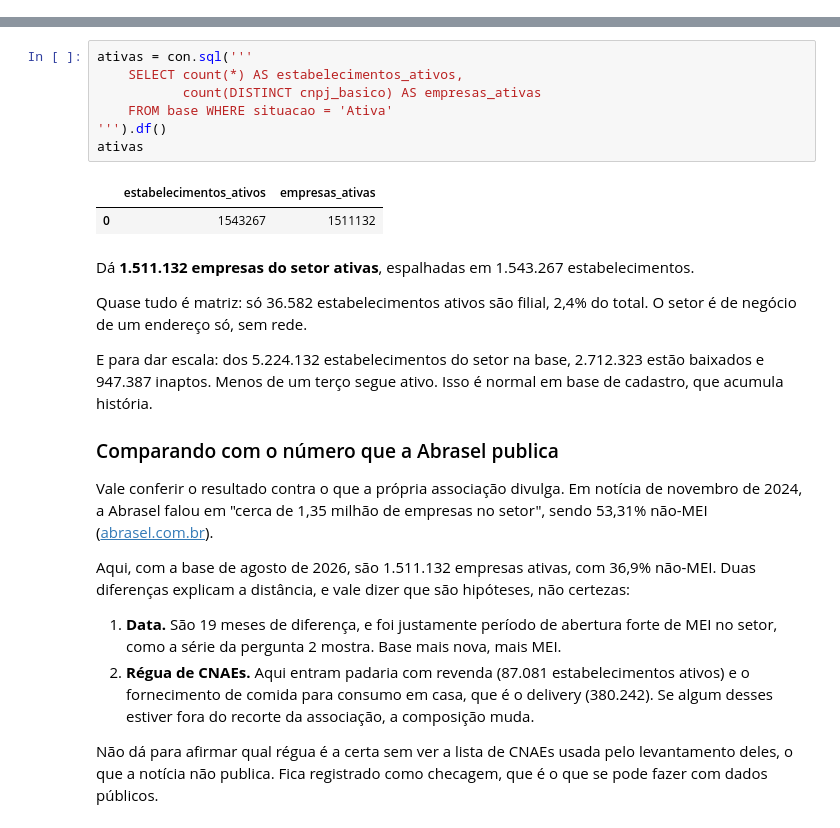
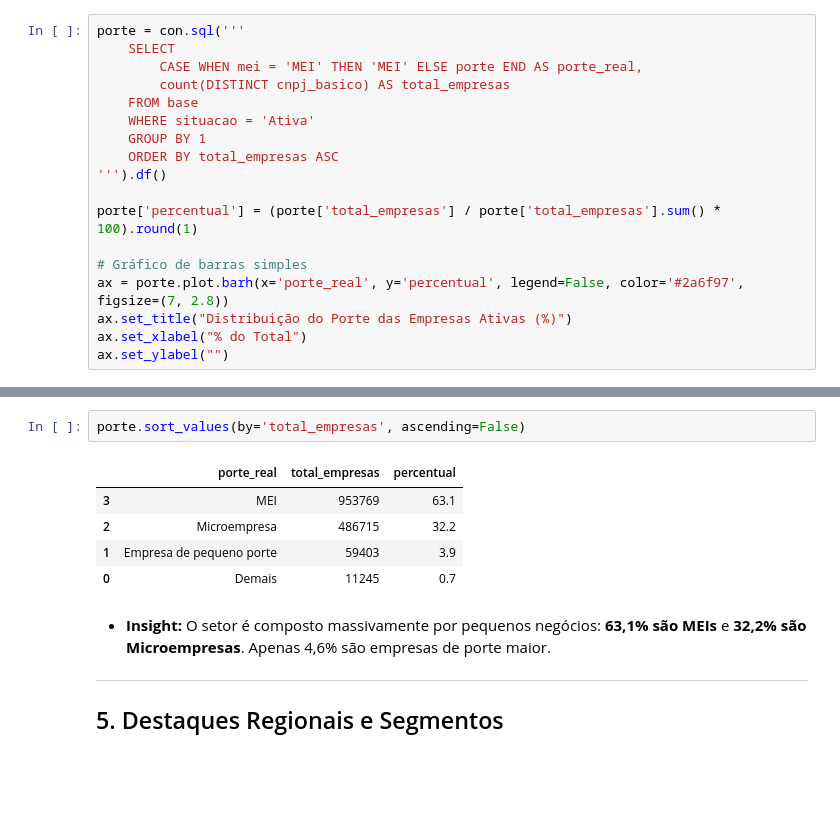
Before and after one commit to christiano-gonara/teste-abrasel-dados, a Jupyter notebook: notebooks/analise_abrasel.ipynb, the cells around one changed output, grey strips where cells are left out. Saved outputs shown, nothing was run; the diff lists cells and outputs as text; blank space fills up the shorter version.

```diff
--- a/notebooks/analise_abrasel.ipynb
+++ b/notebooks/analise_abrasel.ipynb
@@ -184,0 +126,18 @@ conta é de empresas distintas (o CNPJ básico), não de linhas.
+# %%
+porte = con.sql('''
+    SELECT
+        CASE WHEN mei = 'MEI' THEN 'MEI' ELSE porte END AS porte_real,
+        count(DISTINCT cnpj_basico) AS total_empresas
+    FROM base
+    WHERE situacao = 'Ativa'
+    GROUP BY 1
+    ORDER BY total_empresas ASC
+''').df()
+
+porte['percentual'] = (porte['total_empresas'] / porte['total_empresas'].sum() * 100).round(1)
+
+# Gráfico de barras simples
+ax = porte.plot.barh(x='porte_real', y='percentual', legend=False, color='#2a6f97', figsize=(7, 2.8))
+ax.set_title("Distribuição do Porte das Empresas Ativas (%)")
+ax.set_xlabel("% do Total")
+ax.set_ylabel("")
@@ -185,39 +147,14 @@ conta é de empresas distintas (o CNPJ básico), não de linhas.
 # %%
-ativas = con.sql('''
-    SELECT count(*) AS estabelecimentos_ativos,
-           count(DISTINCT cnpj_basico) AS empresas_ativas
-    FROM base WHERE situacao = 'Ativa'
-''').df()
-ativas
+porte.sort_values(by='total_empresas', ascending=False)
 # %% [output]
-|  | estabelecimentos_ativos | empresas_ativas |
-| 0 | 1543267 | 1511132 |
+|  | porte_real | total_empresas | percentual |
+| 3 | MEI | 953769 | 63.1 |
+| 2 | Microempresa | 486715 | 32.2 |
+| 1 | Empresa de pequeno porte | 59403 | 3.9 |
+| 0 | Demais | 11245 | 0.7 |
 # %% [markdown]
-Dá **1.511.132 empresas do setor ativas**, espalhadas em 1.543.267 estabelecimentos.
+* **Insight:** O setor é composto massivamente por pequenos negócios: **63,1% são MEIs** e **32,2% são Microempresas**. Apenas 4,6% são empresas de porte maior.
 
-Quase tudo é matriz: só 36.582 estabelecimentos ativos são filial, 2,4% do total. O setor é de
-negócio de um endereço só, sem rede.
-
-E para dar escala: dos 5.224.132 estabelecimentos do setor na base, 2.712.323 estão baixados e
-947.387 inaptos. Menos de um terço segue ativo. Isso é normal em base de cadastro, que acumula
-história.
-
-### Comparando com o número que a Abrasel publica
-
-Vale conferir o resultado contra o que a própria associação divulga. Em notícia de novembro de
-2024, a Abrasel falou em "cerca de 1,35 milhão de empresas no setor", sendo 53,31% não-MEI
-([abrasel.com.br](https://abrasel.com.br/noticias/noticias/setor-registra-mais-de-148-mil-novas-empresas-em-12-meses/)).
-
-Aqui, com a base de agosto de 2026, são 1.511.132 empresas ativas, com 36,9% não-MEI. Duas
-diferenças explicam a distância, e vale dizer que são hipóteses, não certezas:
-
-1. **Data.** São 19 meses de diferença, e foi justamente período de abertura forte de MEI no
-   setor, como a série da pergunta 2 mostra. Base mais nova, mais MEI.
-2. **Régua de CNAEs.** Aqui entram padaria com revenda (87.081 estabelecimentos ativos) e o
-   fornecimento de comida para consumo em casa, que é o delivery (380.242). Se algum desses
-   estiver fora do recorte da associação, a composição muda.
-
-Não dá para afirmar qual régua é a certa sem ver a lista de CNAEs usada pelo levantamento deles,
-o que a notícia não publica. Fica registrado como checagem, que é o que se pode fazer com dados
-públicos.
+---
+## 5. Destaques Regionais e Segmentos
 # %%
```
Also changed, not shown: parts of 34 cells of this notebook, 1 other file.
